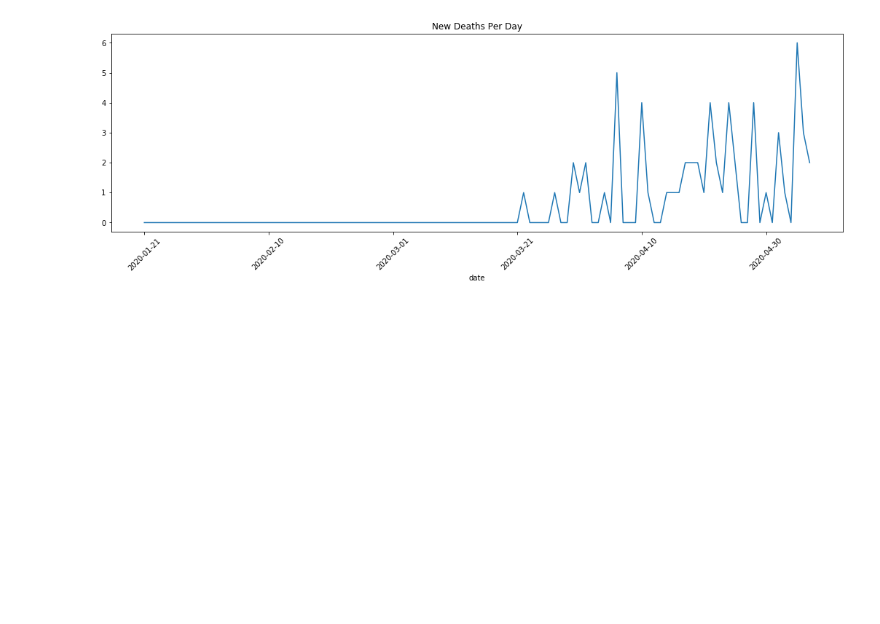
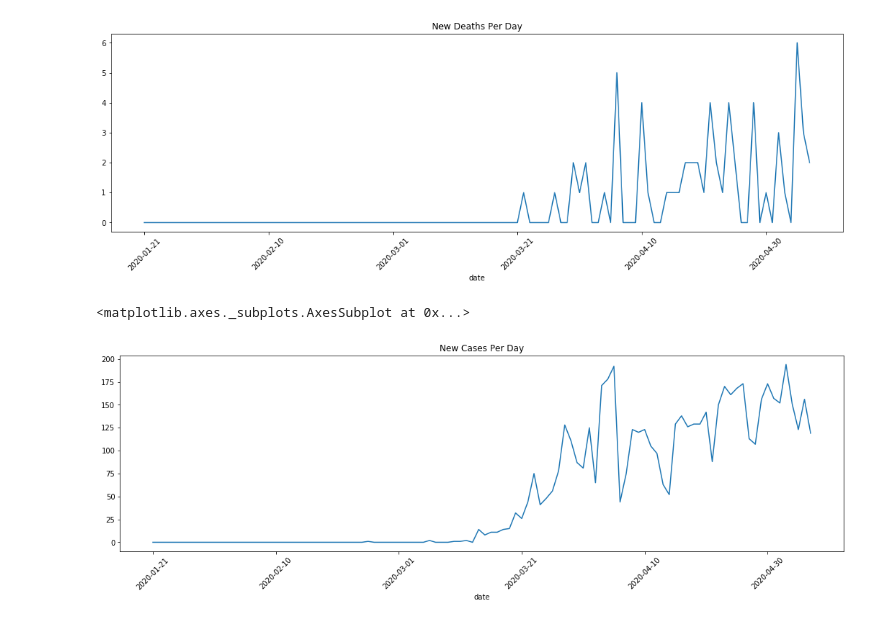
Before and after one commit to jtmartineau/SEIHARD, a Jupyter notebook: Model.ipynb, the cells around one changed output. Saved outputs shown, nothing was run; the diff lists cells and outputs as text; code cells hidden in the pictures; blank space fills up the shorter version.

```diff
--- a/Model.ipynb
+++ b/Model.ipynb
@@ -54,3 +54,9 @@ state = 'Utah'
 # %% [output]
 <matplotlib.axes._subplots.AxesSubplot at 0x...>
 [figure]
+# %%
+state = 'Utah'
+(us_states_cases_df[state] - us_states_cases_df[state].shift(periods = 1).fillna(0)).plot(rot = 45, title = 'New Cases Per Day', figsize = (18,5), kind='line')
+# %% [output]
+<matplotlib.axes._subplots.AxesSubplot at 0x...>
+[figure, added]
```
Also changed, not shown: parts of 3 cells of this notebook.
